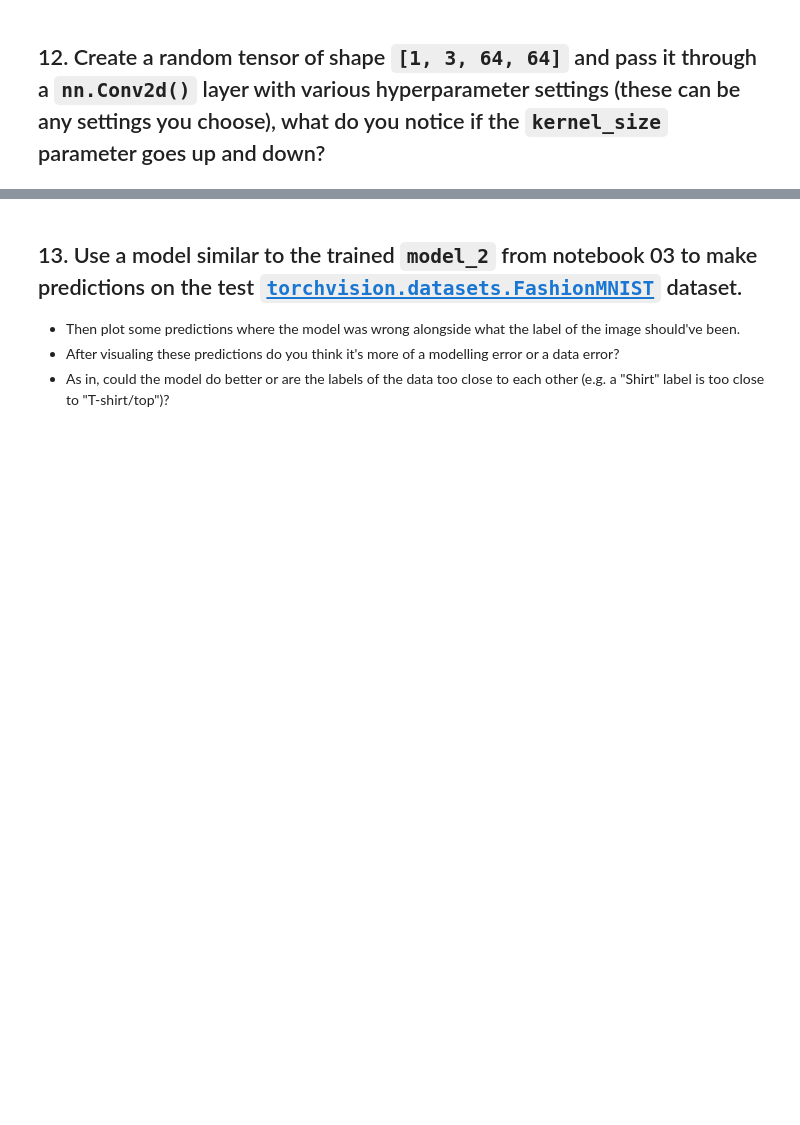
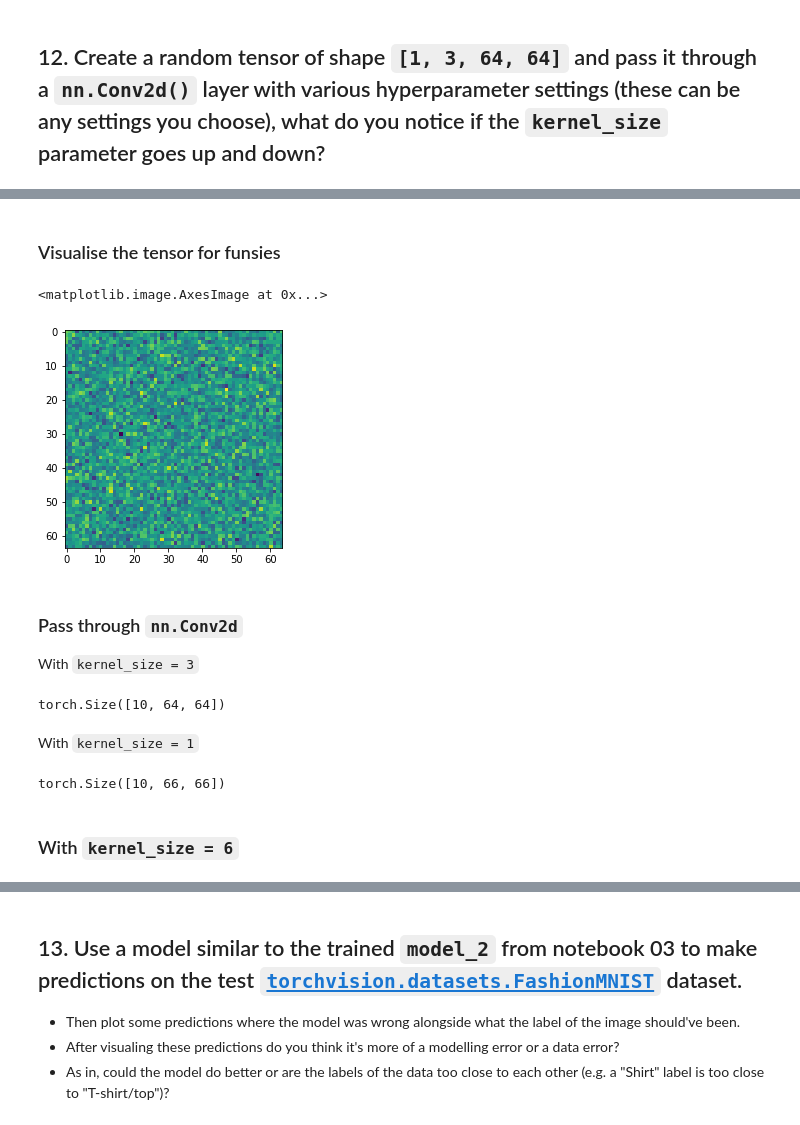
Before and after one commit to chriswilson2020/PyTorchCoLab, a Jupyter notebook: 03_pytorch_computer_vision_exercises.ipynb, the cells around one changed output, grey strips where cells are left out. Drawn from its saved outputs; the diff is of its cells as text; code cells hidden in the pictures; blank space fills up the shorter version.

```diff
--- a/03_pytorch_computer_vision_exercises.ipynb
+++ b/03_pytorch_computer_vision_exercises.ipynb
@@ -746,0 +733,10 @@ fig, ax = plot_confusion_matrix(
+# %%
+torch.manual_seed(42)
+
+# Create a batch of images
+images = torch.randn(size=(1,3,64,64))
+test_image = images[0]
+
+print(f"Image batch shape: {images.shape}")
+print(f"Single image shape: {test_image.shape}")
+print(f"Test image:\n {test_image}")
@@ -746,0 +761,42 @@ fig, ax = plot_confusion_matrix(
+# %% [markdown]
+### Visualise the tensor for funsies
+# %%
+plt.imshow(test_image[0])
+# %% [output]
+<matplotlib.image.AxesImage at 0x...>
+[figure, added]
+# %% [markdown]
+### Pass through `nn.Conv2d`
+With `kernel_size = 3`
+# %%
+torch.manual_seed(42)
+# Create a single conv2d layer
+conv_layer = nn.Conv2d(in_channels=3,
+                       out_channels=10,
+                       kernel_size=3,
+                       stride=1,
+                       padding=1)
+
+# Pass the data through the convolutional layer
+conv_output = conv_layer(test_image)
+conv_output.shape
+# %% [output]
+torch.Size([10, 64, 64])
+# %% [markdown]
+With `kernel_size = 1`
+# %%
+torch.manual_seed(42)
+# Create a single conv2d layer
+conv_layer = nn.Conv2d(in_channels=3,
+                       out_channels=10,
+                       kernel_size=1,
+                       stride=1,
+                       padding=1)
+
+# Pass the data through the convolutional layer
+conv_output = conv_layer(test_image)
+conv_output.shape
+# %% [output]
+torch.Size([10, 66, 66])
+# %% [markdown]
+### With `kernel_size = 6`
```
Also changed, not shown: parts of 29 cells of this notebook.
